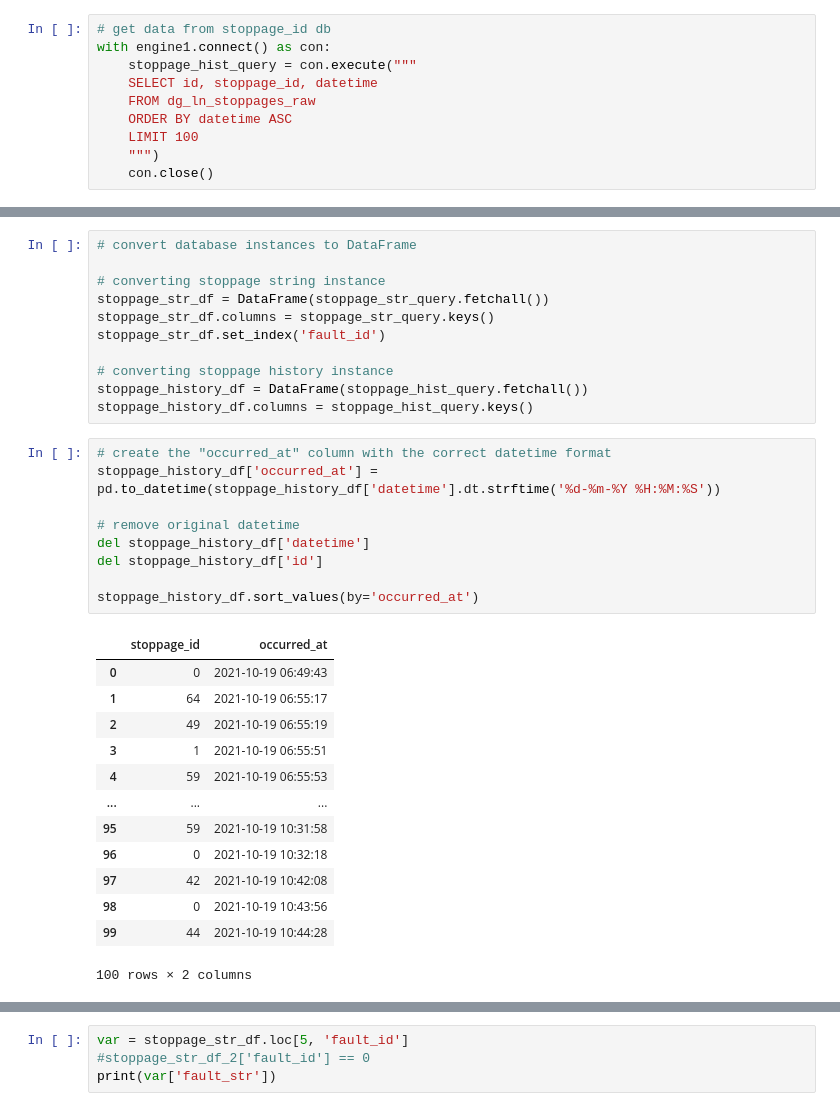
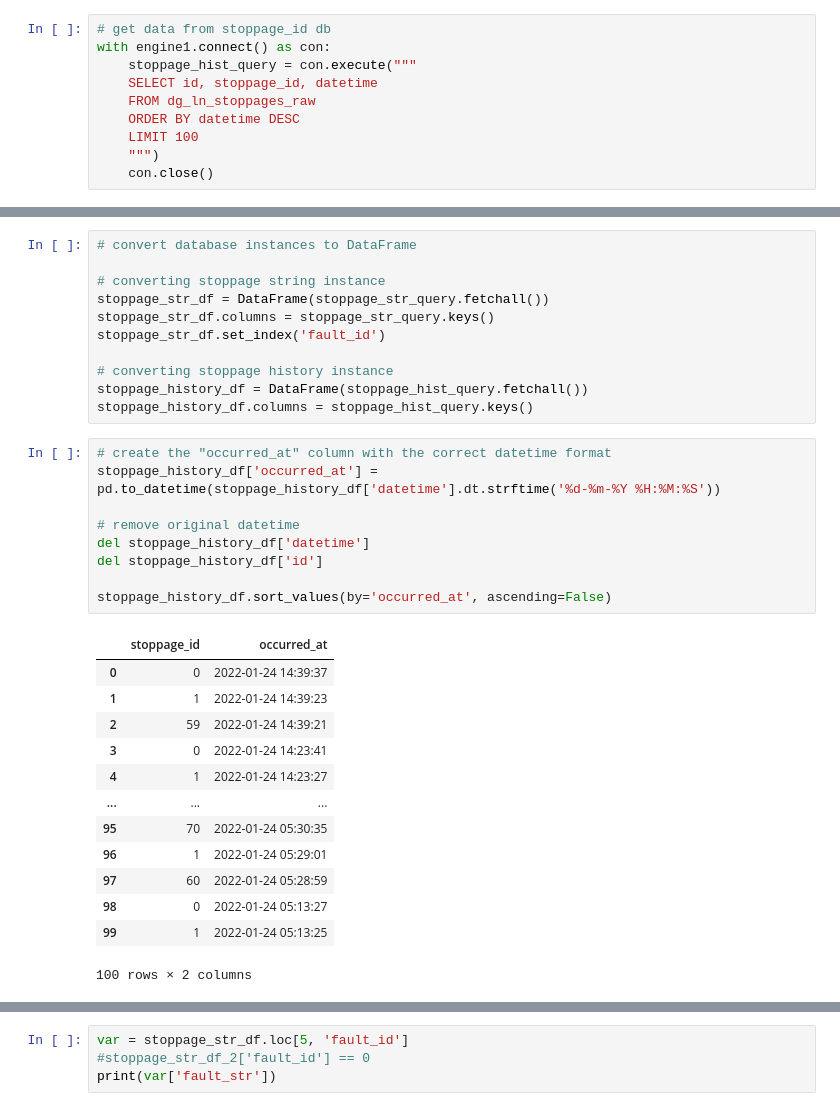
Before and after one commit to petermogyoros/Mass, a Jupyter notebook: visualise_dg_stops.ipynb, the cells around one changed output, grey strips where cells are left out. Saved outputs shown, nothing was run; the diff lists cells and outputs as text.

```diff
--- a/visualise_dg_stops.ipynb
+++ b/visualise_dg_stops.ipynb
@@ -10,7 +10,7 @@ with engine1.connect() as con:
     stoppage_hist_query = con.execute("""
     SELECT id, stoppage_id, datetime
     FROM dg_ln_stoppages_raw
-    ORDER BY datetime ASC
+    ORDER BY datetime DESC
     LIMIT 100
     """)
     con.close()
@@ -37,23 +37,23 @@ stoppage_history_df.columns = stoppage_hist_query.keys()
 # %%
 # create the "occurred_at" column with the correct datetime format
 stoppage_history_df['occurred_at'] = pd.to_datetime(stoppage_history_df['datetime'].dt.strftime('%d-%m-%Y %H:%M:%S'))
 
 # remove original datetime
 del stoppage_history_df['datetime']
 del stoppage_history_df['id']
 
-stoppage_history_df.sort_values(by='occurred_at')
+stoppage_history_df.sort_values(by='occurred_at', ascending=False)
 # %% [output]
 |  | stoppage_id | occurred_at |
-| 0 | 0 | 2021-10-19 06:49:43 |
-| 1 | 64 | 2021-10-19 06:55:17 |
-| 2 | 49 | 2021-10-19 06:55:19 |
-| 3 | 1 | 2021-10-19 06:55:51 |
-| 4 | 59 | 2021-10-19 06:55:53 |
+| 0 | 0 | 2022-01-24 14:39:37 |
+| 1 | 1 | 2022-01-24 14:39:23 |
+| 2 | 59 | 2022-01-24 14:39:21 |
+| 3 | 0 | 2022-01-24 14:23:41 |
+| 4 | 1 | 2022-01-24 14:23:27 |
 | ... | ... | ... |
-| 95 | 59 | 2021-10-19 10:31:58 |
-| 96 | 0 | 2021-10-19 10:32:18 |
-| 97 | 42 | 2021-10-19 10:42:08 |
-| 98 | 0 | 2021-10-19 10:43:56 |
-| 99 | 44 | 2021-10-19 10:44:28 |
+| 95 | 70 | 2022-01-24 05:30:35 |
+| 96 | 1 | 2022-01-24 05:29:01 |
+| 97 | 60 | 2022-01-24 05:28:59 |
+| 98 | 0 | 2022-01-24 05:13:27 |
+| 99 | 1 | 2022-01-24 05:13:25 |
 100 rows × 2 columns
```
Also changed, not shown: parts of 7 cells of this notebook.
